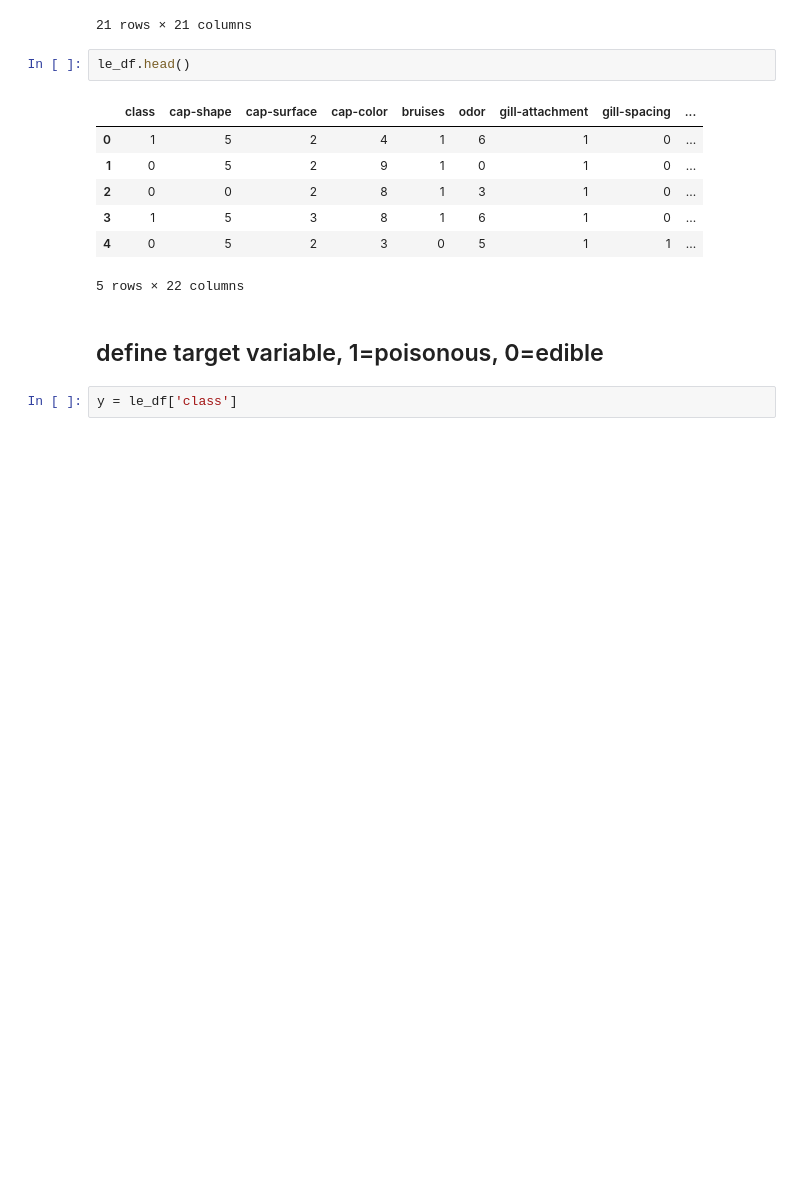
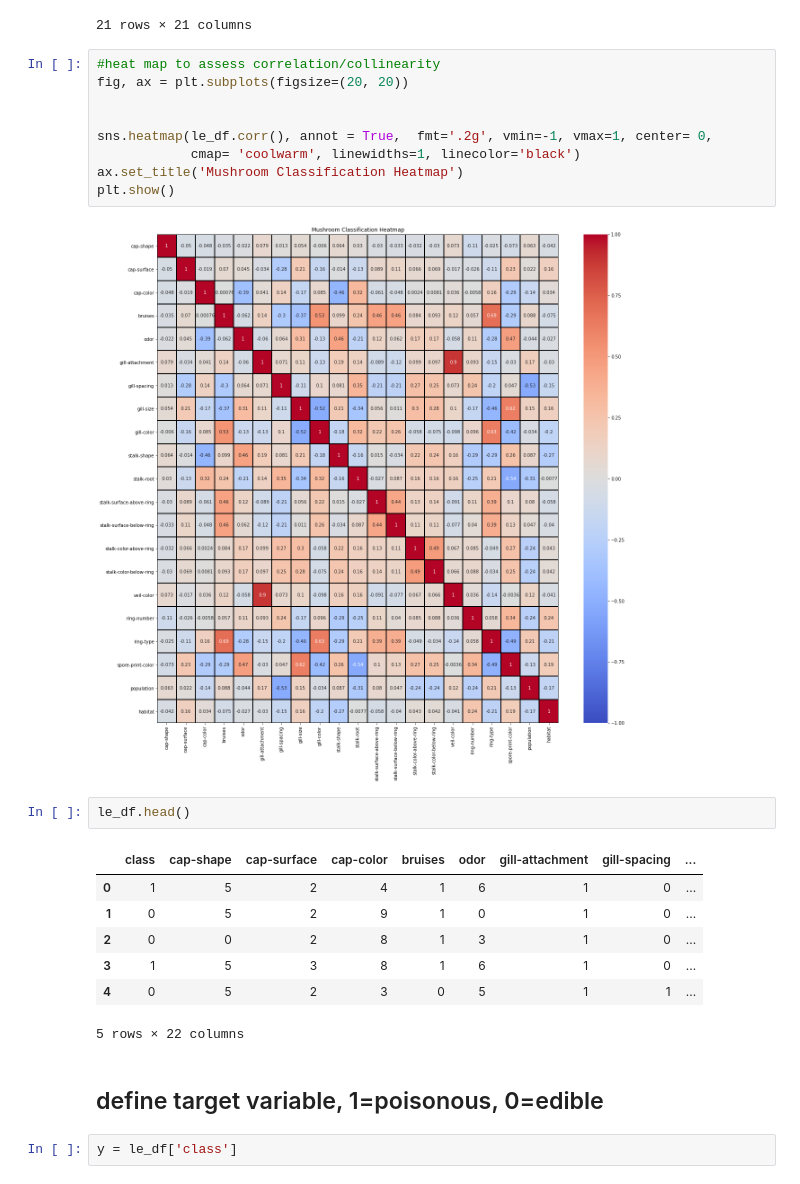
Before and after one commit to 8REN/fungiClassification, a Jupyter notebook: funginotebook.ipynb, the cells around one changed output. Saved outputs shown, nothing was run; the diff lists cells and outputs as text; blank space fills up the shorter version.

```diff
--- a/funginotebook.ipynb
+++ b/funginotebook.ipynb
@@ -191,6 +192,17 @@ le_df.corr()
 | population | 0.063413 | 0.021555 | -0.144770 | 0.088137 | -0.043623 | 0.165575 | -0.529253 | 0.147682 | ... |
 | habitat | -0.042221 | 0.163887 | 0.033925 | -0.075095 | -0.026610 | -0.030304 | -0.154680 | 0.161418 | ... |
 21 rows × 21 columns
+# %%
+#heat map to assess correlation/collinearity
+fig, ax = plt.subplots(figsize=(20, 20))
+
+
+sns.heatmap(le_df.corr(), annot = True,  fmt='.2g', vmin=-1, vmax=1, center= 0,
+            cmap= 'coolwarm', linewidths=1, linecolor='black')
+ax.set_title('Mushroom Classification Heatmap')
+plt.show()
+# %% [output]
+[figure, added]
 # %%
 le_df.head()
 # %% [output]
```
Also changed, not shown: parts of 11 cells of this notebook, 1 other file.
